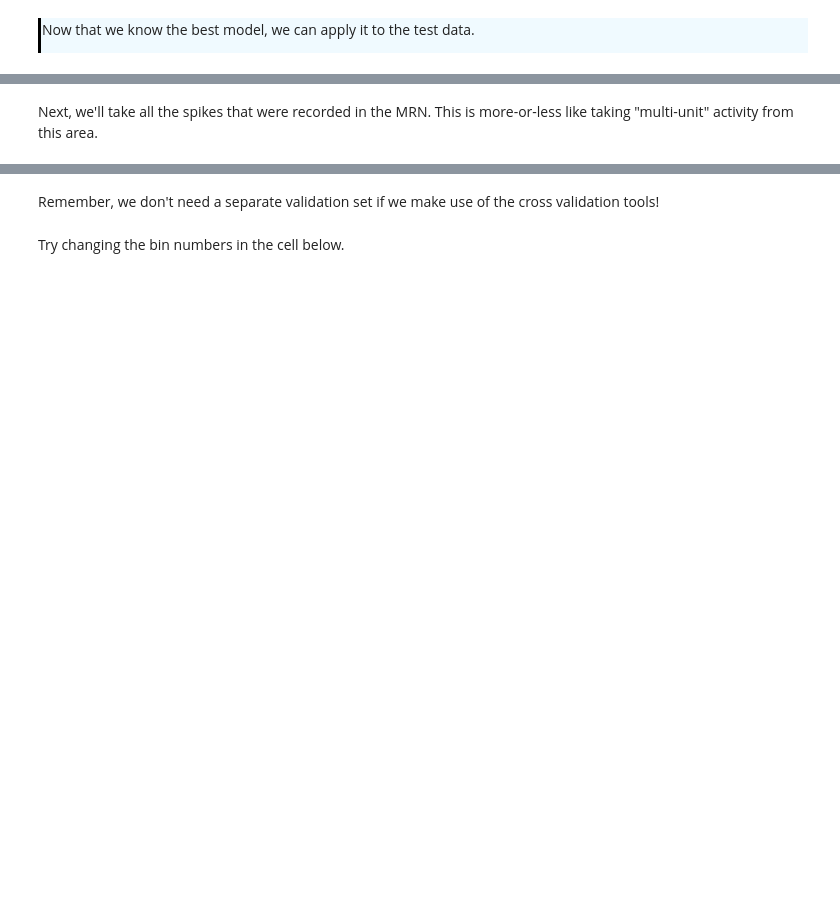
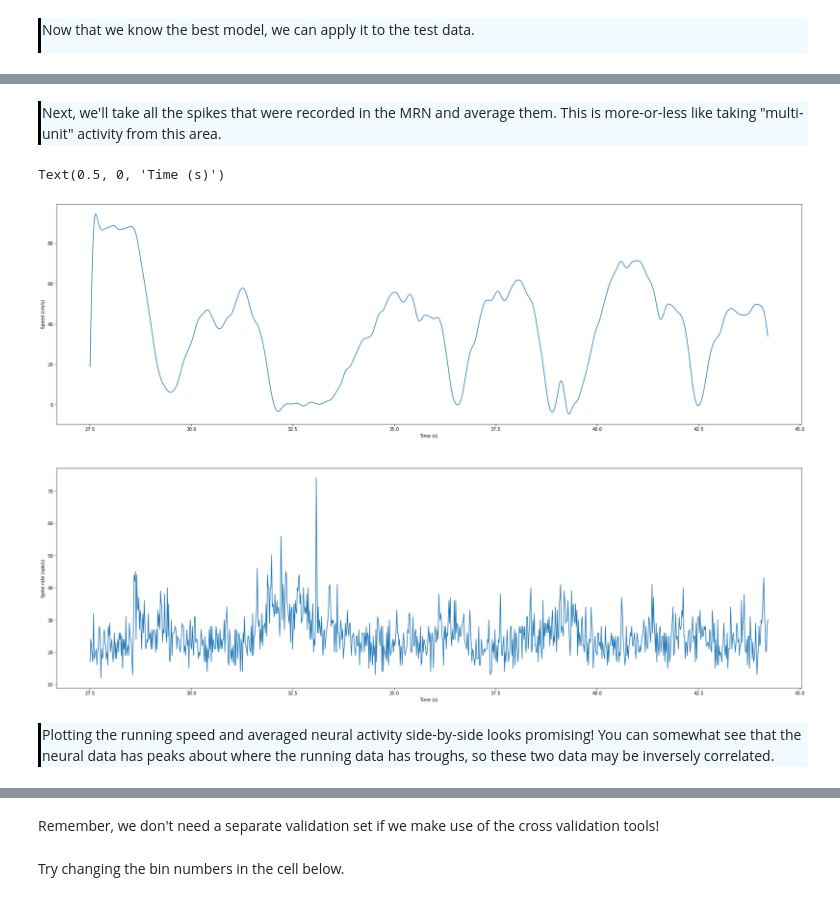
Before and after one commit to AllenInstitute/swdb_2022, a Jupyter notebook: Tutorials/Solutions/0_Regression_wSolutions.ipynb, the cells around one changed output, grey strips where cells are left out. Drawn from its saved outputs; the diff is of its cells as text; code cells hidden in the pictures; blank space fills up the shorter version.

```diff
--- a/Tutorials/Solutions/0_Regression_wSolutions.ipynb
+++ b/Tutorials/Solutions/0_Regression_wSolutions.ipynb
@@ -393,0 +406,3 @@ session = cache.get_ecephys_session(ecephys_session_id=familiar_session_with_mos
+# %%
+# Actually import the data
+session = cache.get_ecephys_session(ecephys_session_id=session_with_most_in_units)
@@ -409,18 +429,18 @@ this_spiketimes = dict(zip(this_units.index, [session.spike_times[ii] for ii in
 # %% [markdown]
-Next, we'll take all the spikes that were recorded in the MRN. This is more-or-less like taking "multi-unit" activity from this area.
+<div style="border-left: 3px solid #000; padding: 1px; padding-left: 10px; background: #F0FAFF; ">
+Next, we'll take all the spikes that were recorded in the MRN and average them. This is more-or-less like taking "multi-unit" activity from this area.
+    </div>
 # %%
 # Get the running speed data from this same time interval
-from scipy.interpolate import interp1d
-
 running_timestamps = session.running_speed.timestamps
 running_speed = session.running_speed.speed[:-1]
 
-# Bin the spiking data from all MRN neurons
-all_counts = np.zeros((len(this_units),len(running_timestamps)-1))
-for ind, unit in enumerate(this_units.index):
-    unit_spiketimes = this_spiketimes[unit]
+# Bin the spiking data from all midbrain neurons
+all_counts = np.zeros((len(good_units),len(running_timestamps)-1))
+for ind, unit in enumerate(good_units.index):
+    unit_spiketimes = good_spiketimes[unit]
     all_counts[ind,:] = np.histogram(unit_spiketimes,running_timestamps)[0]
 
-# Average the spike rates to get multiunit activity
-avg_spike_counts = np.mean(all_counts, axis=0)
-avg_spike_rates = avg_spike_counts/np.diff(running_timestamps)
+# Add all the spike rates to get multiunit activity
+spike_counts = np.sum(all_counts, axis=0)
+#avg_spike_rates = avg_spike_counts/np.diff(running_timestamps)
@@ -429,30 +447,17 @@ all_counts.shape
-# %%
-# Look only at the data during active behavior
-# Don't run this cell if you want to look at the entire recording session!
-
-active_stims = session.stimulus_presentations[session.stimulus_presentations.stimulus_block==0 ]
-
-# Get the start and end time of active behavior
-session_start_time = np.min(active_stims.start_time)
-session_end_time = np.max(active_stims.start_time)
-
-# Get the running and spike data during this period
-active_inds = np.searchsorted(running_timestamps, [session_start_time, session_end_time])
-
-running_speed = running_speed[active_inds[0]:active_inds[1]]
-avg_spike_rates = avg_spike_rates[active_inds[0]:active_inds[1]]
-all_counts = all_counts[:,active_inds[0]:active_inds[1]]
 # %%
-fig, ax = plt.subplots(3,1,figsize=(30, 20))
+fig, ax = plt.subplots(2,1,figsize=(30, 20))
 
 ax[0].plot(running_timestamps[:1000],running_speed[:1000])
 ax[0].set_ylabel('Speed (cm/s)')
 ax[0].set_xlabel('Time (s)')
 
-ax[1].plot(running_timestamps[:1000],avg_spike_rates[:1000])
+ax[1].plot(running_timestamps[:1000],spike_counts[:1000])
 ax[1].set_ylabel('Spike rate (spk/s)')
 ax[1].set_xlabel('Time (s)')
-
-ax[2].plot(avg_spike_rates[:1000], running_speed[:1000], 'o')
-ax[2].set_ylabel('Speed (cm/s)')
-ax[2].set_xlabel('Spike rate (spk/s)')
+# %% [output]
+Text(0.5, 0, 'Time (s)')
+[figure, added]
+# %% [markdown]
+<div style="border-left: 3px solid #000; padding: 1px; padding-left: 10px; background: #F0FAFF; ">
+Plotting the running speed and averaged neural activity side-by-side looks promising! You can somewhat see that the neural data has peaks about where the running data has troughs, so these two data may be inversely correlated.
+    </div>
```
Also changed, not shown: parts of 46 cells of this notebook, 1 other file.
